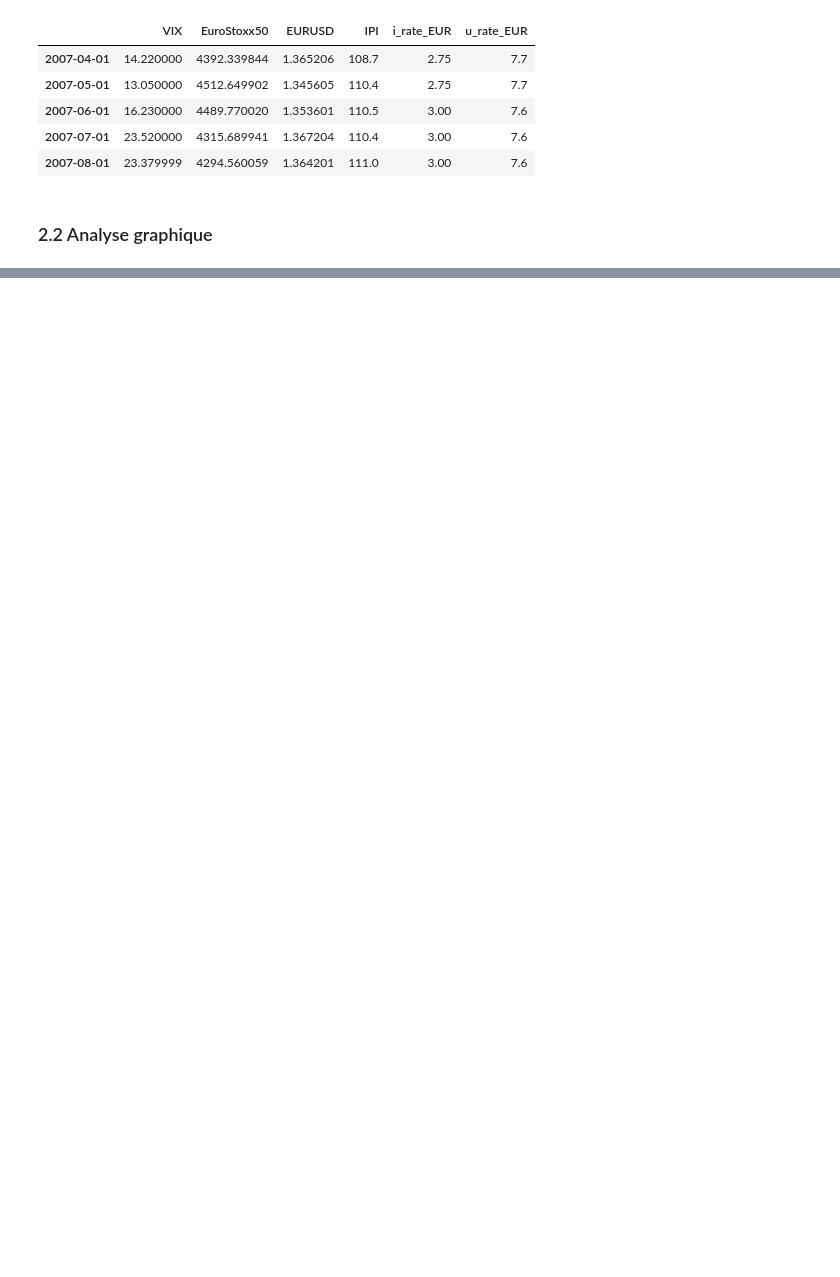
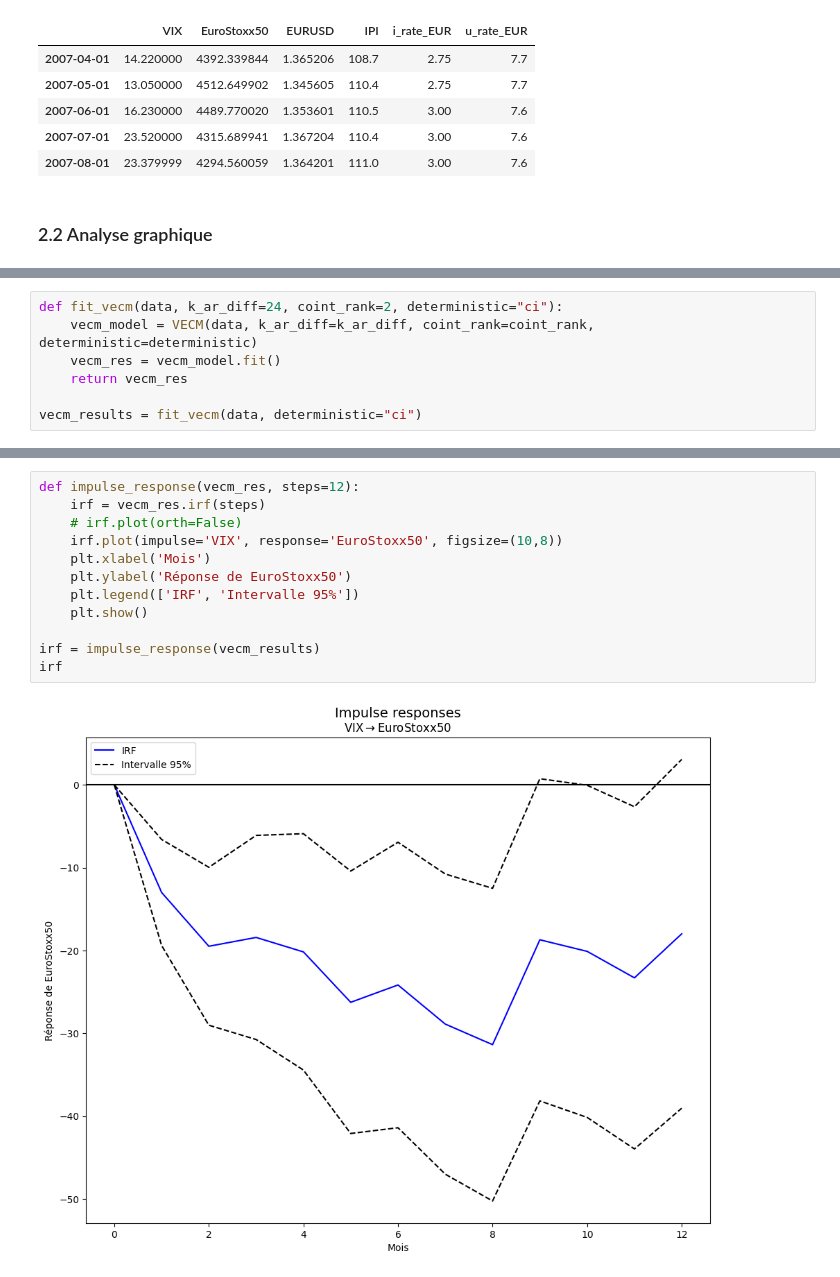
Before and after one commit to nphalier29/vix-stock-index-analysis, a Jupyter notebook: main.ipynb, the cells around one changed output, grey strips where cells are left out. Cells and saved outputs as stored; diff of their text form; blank space fills up the shorter version.

```diff
--- a/main.ipynb
+++ b/main.ipynb
@@ -254,0 +424,7 @@ for name in data.columns:
+# %%
+def fit_vecm(data, k_ar_diff=24, coint_rank=2, deterministic="ci"):
+    vecm_model = VECM(data, k_ar_diff=k_ar_diff, coint_rank=coint_rank, deterministic=deterministic)
+    vecm_res = vecm_model.fit()
+    return vecm_res
+
+vecm_results = fit_vecm(data, deterministic="ci")
@@ -254,0 +441,14 @@ for name in data.columns:
+# %%
+def impulse_response(vecm_res, steps=12):
+    irf = vecm_res.irf(steps)
+    # irf.plot(orth=False)
+    irf.plot(impulse='VIX', response='EuroStoxx50', figsize=(10,8))
+    plt.xlabel('Mois')
+    plt.ylabel('Réponse de EuroStoxx50')
+    plt.legend(['IRF', 'Intervalle 95%'])
+    plt.show()
+
+irf = impulse_response(vecm_results)
+irf
+# %% [output]
+[figure, added]
```
Also changed, not shown: parts of 37 cells of this notebook, 1 other file.
